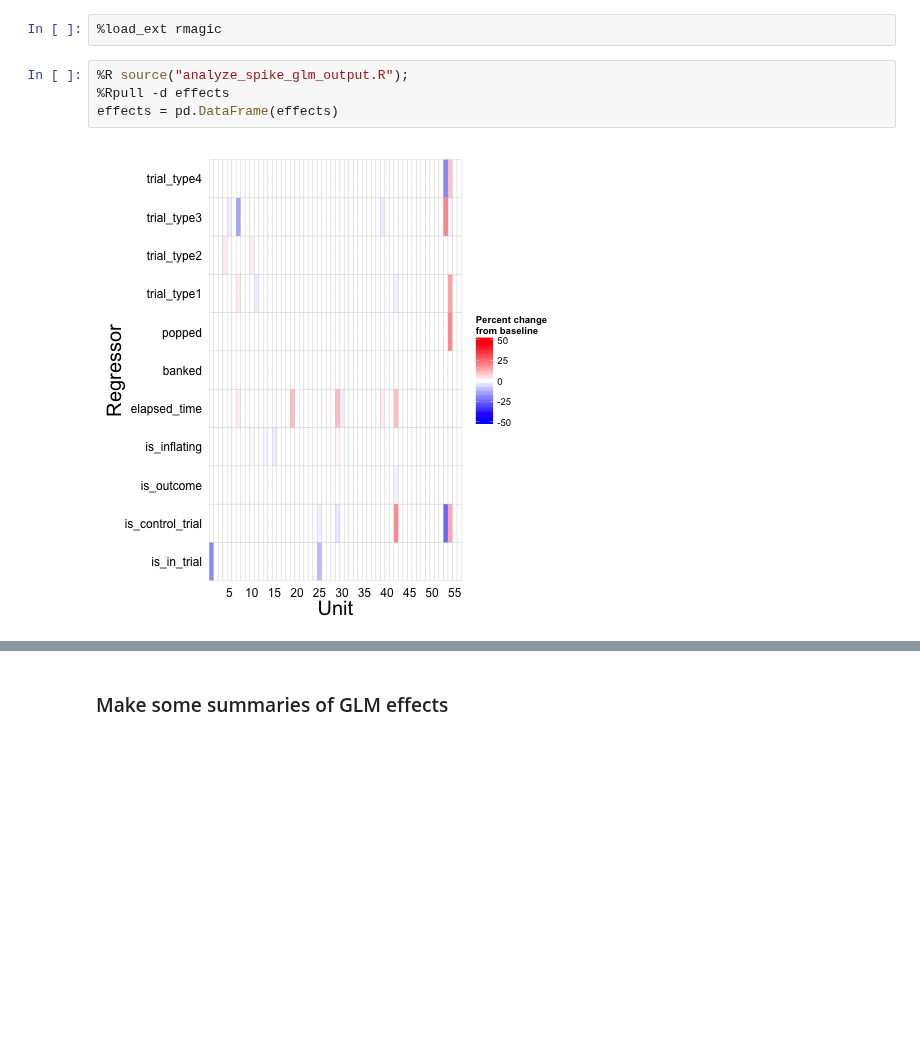
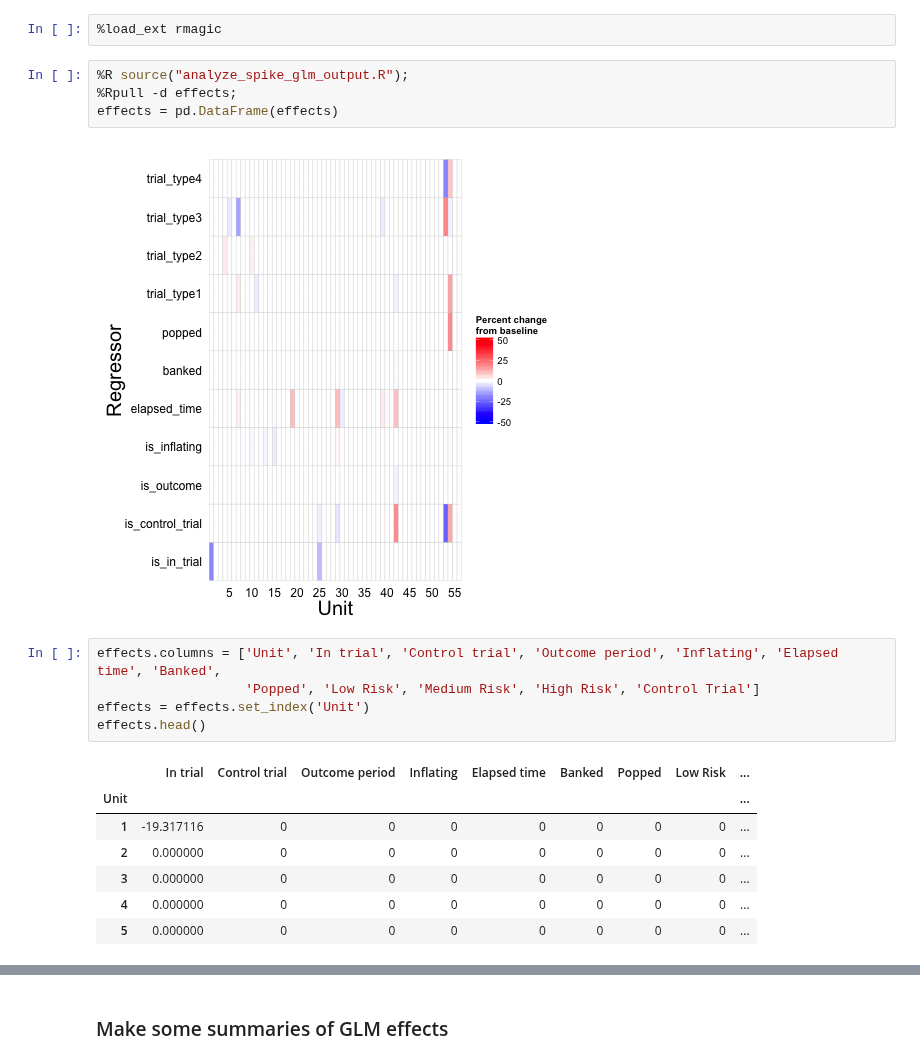
Before and after one commit to jmxpearson/hephys, a Jupyter notebook: bartc/spike_analysis_scratch.ipynb, the cells around one changed output, grey strips where cells are left out. Drawn from its saved outputs; the diff is of its cells as text; blank space fills up the shorter version.

```diff
--- a/bartc/spike_analysis_scratch.ipynb
+++ b/bartc/spike_analysis_scratch.ipynb
@@ -102,7 +102,20 @@ Call an R script to fit the model and perform cross-validation (note that it mat
 %load_ext rmagic
 # %%
 %R source("analyze_spike_glm_output.R");
-%Rpull -d effects
+%Rpull -d effects;
 effects = pd.DataFrame(effects)
 # %% [output]
 [figure]
+# %%
+effects.columns = ['Unit', 'In trial', 'Control trial', 'Outcome period', 'Inflating', 'Elapsed time', 'Banked',
+                   'Popped', 'Low Risk', 'Medium Risk', 'High Risk', 'Control Trial']
+effects = effects.set_index('Unit')
+effects.head()
+# %% [output]
+|  | In trial | Control trial | Outcome period | Inflating | Elapsed time | Banked | Popped | Low Risk | ... |
+| Unit |  |  |  |  |  |  |  |  | ... |
+| 1 | -19.317116 | 0 | 0 | 0 | 0 | 0 | 0 | 0 | ... |
+| 2 | 0.000000 | 0 | 0 | 0 | 0 | 0 | 0 | 0 | ... |
+| 3 | 0.000000 | 0 | 0 | 0 | 0 | 0 | 0 | 0 | ... |
+| 4 | 0.000000 | 0 | 0 | 0 | 0 | 0 | 0 | 0 | ... |
+| 5 | 0.000000 | 0 | 0 | 0 | 0 | 0 | 0 | 0 | ... |
```
Also changed, not shown: parts of 8 cells of this notebook.
